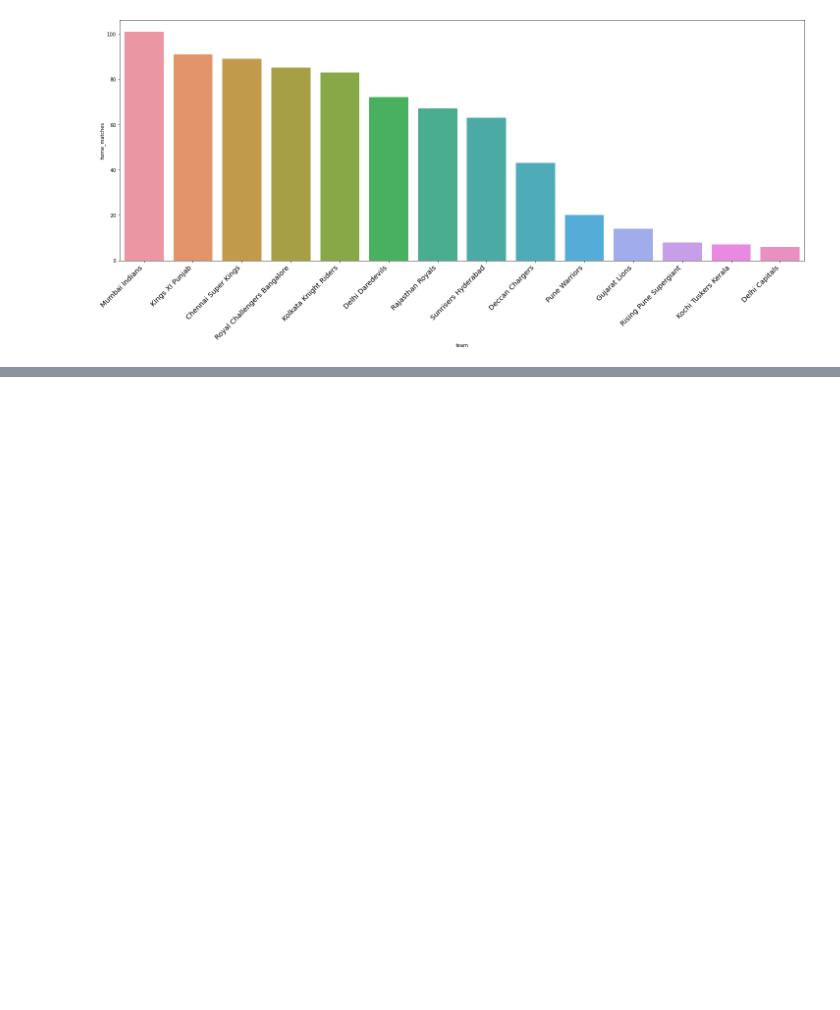
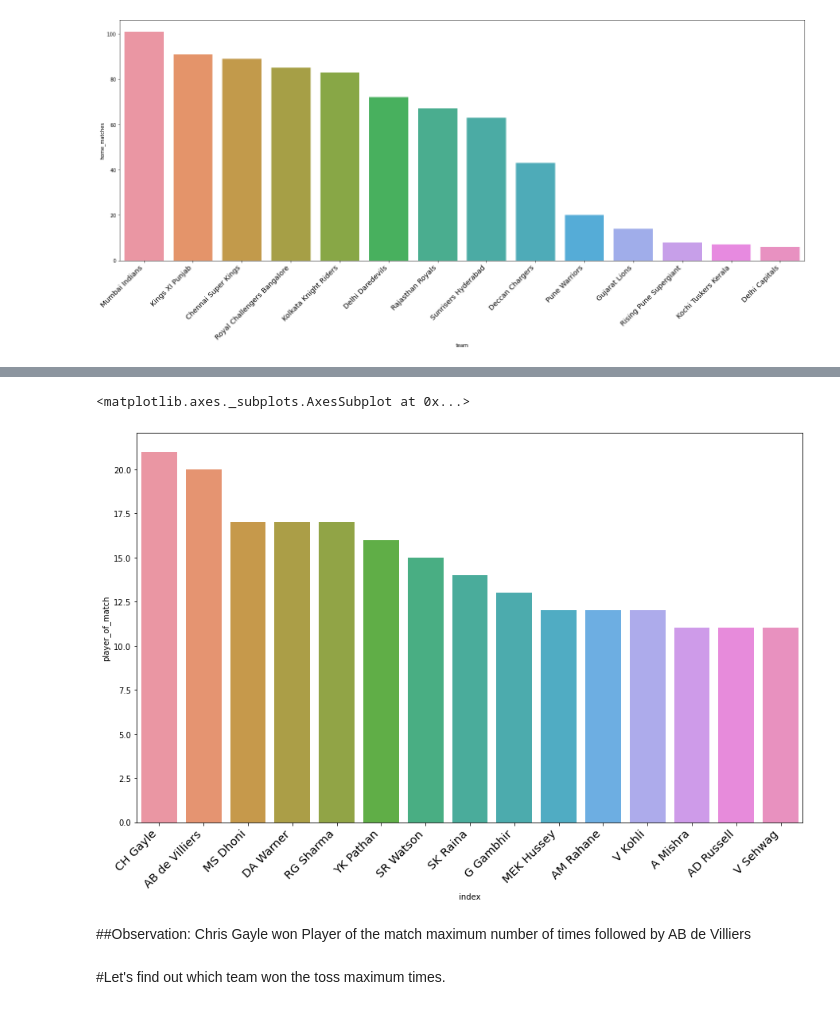
Before and after one commit to prateekk21/ipl-t20-cricket-analysis, a Jupyter notebook: Prateek_Arora_IPL_T20_Cricket_Analysis.ipynb, the cells around one changed output, grey strips where cells are left out. Drawn from its saved outputs; the diff is of its cells as text; code cells hidden in the pictures; blank space fills up the shorter version.

```diff
--- a/Prateek_Arora_IPL_T20_Cricket_Analysis.ipynb
+++ b/Prateek_Arora_IPL_T20_Cricket_Analysis.ipynb
@@ -446,0 +672,16 @@ sns.barplot('team', 'home_matches', data=teamwise_home_away_df.sort_values(by=['
+# %%
+plt.figure(figsize=(15,9))
+plt.xticks(
+    rotation=45,
+    horizontalalignment='right',
+    fontweight='light',
+    fontsize='x-large'
+)
+sns.barplot('index', 'player_of_match', data=matches_df['player_of_match'].value_counts().reset_index().head(15))
+# %% [output]
+<matplotlib.axes._subplots.AxesSubplot at 0x...>
+[figure, added]
+# %% [markdown]
+##Observation: Chris Gayle won Player of the match maximum number of times followed by AB de Villiers
+# %% [markdown]
+#Let's find out which team won the toss maximum times.
```
Also changed, not shown: parts of 112 cells of this notebook.
